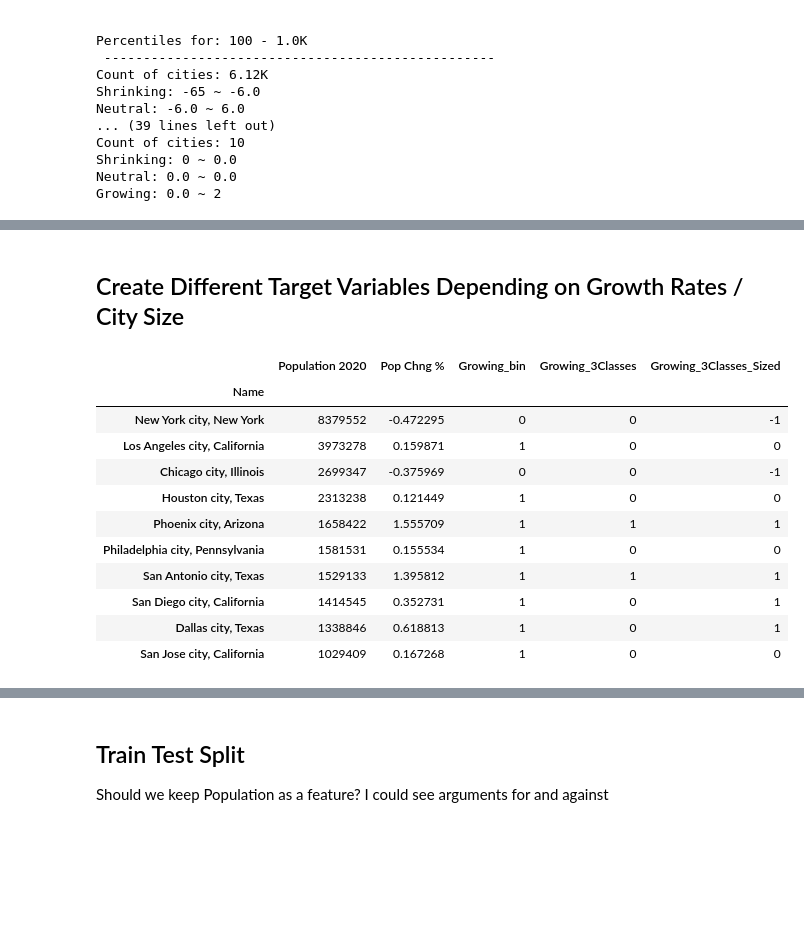
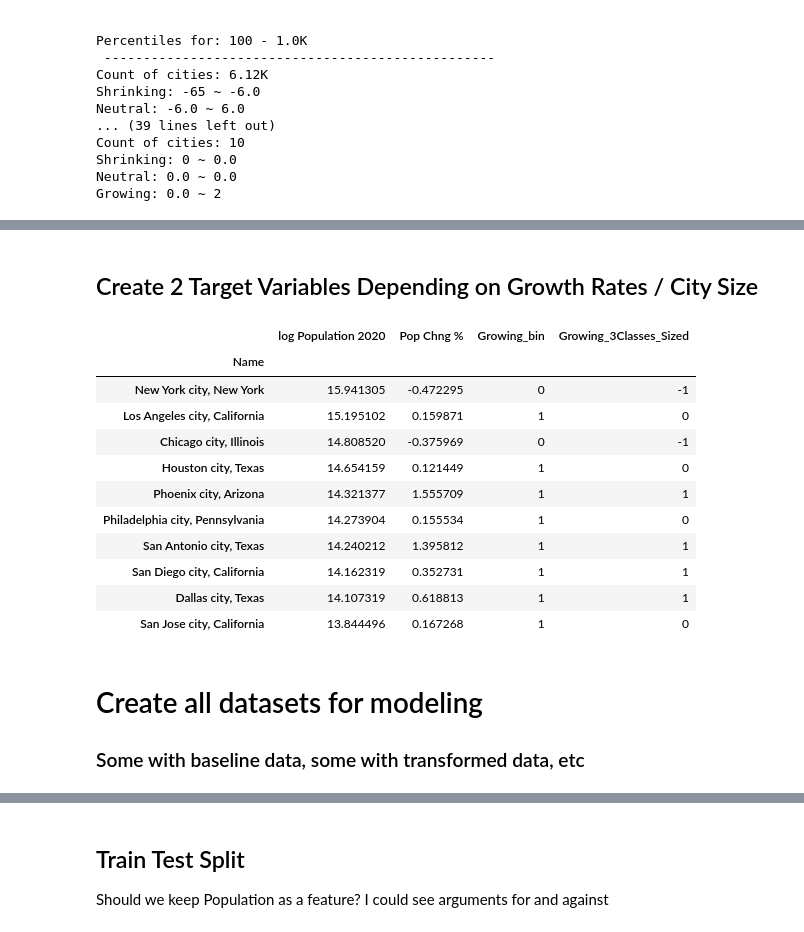
Before and after one commit to colton-lapp/DemographicChange, a Jupyter notebook: Q1_Classification-FINAL.ipynb, the cells around one changed output, grey strips where cells are left out. Drawn from its saved outputs; the diff is of its cells as text; code cells hidden in the pictures; blank space fills up the shorter version.

Commit message:
Feat(q1): added lots of features, put datasets in dict, model via looping

```diff
--- a/Q1_Classification-FINAL.ipynb
+++ b/Q1_Classification-FINAL.ipynb
@@ -279,0 +288,21 @@ for i in range(0, n_vars):
+# %%
+cols_original = df.columns.values
+cols_new = list(cols_original)
+vars_not_to_log  = ['Renter Household', 'Race: White Alone', "Hispanic or Latino",
+                    'Population Age 25 or Older: Bachelor`s Degree','Pop 5-17 Speak only English at Home',
+                    'Population Age 15 or Older Never Married', 'Pop Chng %',
+                    'Females 20-64 w Own Children 0-17', 'Workers Age 16 or more', 'Workers 16 or more who Drove Alone to Work', 'City_Size']
+
+
+df_logged = df.copy()
+
+for col in df_logged.columns:
+    if col not in vars_not_to_log:
+        log_name = "log " + col
+        df_logged[log_name] =  np.log(df_logged[col] + .1)
+        df_logged = df_logged.drop(col, axis=1)
+
+        ii = cols_new.index(col)
+        cols_new =cols_new[:ii]+ ["log " + col]+ cols_new[ii+1:]
+
+df_logged = df_logged[cols_new]
@@ -280,61 +329,59 @@ for i in range(0, n_vars):
 # %% [markdown]
-## Create Different Target Variables Depending on Growth Rates / City Size
+## Create 2 Target Variables Depending on Growth Rates / City Size
 # %%
 # define a function to apply to the 'population' column
 def growth_function_binary(row):
     if row['Pop Chng %'] > 0:
         return 1
     else:
         return 0
 
-def growth_function_3classes(row):
-    if row['Pop Chng %'] > .75:
-        return 1
-    elif row['Pop Chng %'] < -.75:
-        return -1
-    else:
-        return 0
-
 #Different growth rates for cities with more than 10K people and cities with 100K people
 def growth_function_3classes_sized(row):
-    if row['Population 2020'] > 100000:
+    if row['Population 2020'] > 50000:
         if row['Pop Chng %'] > .25:
             return 1
         elif row['Pop Chng %'] < -.25:
             return -1
         else:
             return 0
-    elif row['Population 2020'] > 10000:
-        if row['Pop Chng %'] > 1:
+    elif row['Population 2020'] > 5000:
+        if row['Pop Chng %'] > .75:
             return 1
-        elif row['Pop Chng %'] < -1:
+        elif row['Pop Chng %'] < -.75:
             return -1
         else:
             return 0
     elif row['Population 2020'] <= 10000:
         if row['Pop Chng %'] > 3:
             return 1
         elif row['Pop Chng %'] < -3:
             return -1
         else:
             return 0
 
 # create new 'growth' column using the apply function
 df['Growing_bin'] = df.apply(lambda row: growth_function_binary(row), axis=1)
-df['Growing_3Classes'] = df.apply(lambda row: growth_function_3classes(row), axis=1)
 df['Growing_3Classes_Sized'] = df.apply(lambda row: growth_function_3classes_sized(row), axis=1)
 
-df[['Population 2020', 'Pop Chng %', 'Growing_bin', 'Growing_3Classes', 'Growing_3Classes_Sized']].head(10)
+df_logged['Growing_bin'] = df.apply(lambda row: growth_function_binary(row), axis=1)
+df_logged['Growing_3Classes_Sized'] = df.apply(lambda row: growth_function_3classes_sized(row), axis=1)
+
+df_logged[['log Population 2020', 'Pop Chng %', 'Growing_bin', 'Growing_3Classes_Sized']].head(10)
 # %% [output]
-|  | Population 2020 | Pop Chng % | Growing_bin | Growing_3Classes | Growing_3Classes_Sized |
-| Name |  |  |  |  |  |
-| New York city, New York | 8379552 | -0.472295 | 0 | 0 | -1 |
-| Los Angeles city, California | 3973278 | 0.159871 | 1 | 0 | 0 |
-| Chicago city, Illinois | 2699347 | -0.375969 | 0 | 0 | -1 |
-| Houston city, Texas | 2313238 | 0.121449 | 1 | 0 | 0 |
-| Phoenix city, Arizona | 1658422 | 1.555709 | 1 | 1 | 1 |
-| Philadelphia city, Pennsylvania | 1581531 | 0.155534 | 1 | 0 | 0 |
-| San Antonio city, Texas | 1529133 | 1.395812 | 1 | 1 | 1 |
-| San Diego city, California | 1414545 | 0.352731 | 1 | 0 | 1 |
-| Dallas city, Texas | 1338846 | 0.618813 | 1 | 0 | 1 |
-| San Jose city, California | 1029409 | 0.167268 | 1 | 0 | 0 |
+|  | log Population 2020 | Pop Chng % | Growing_bin | Growing_3Classes_Sized |
+| Name |  |  |  |  |
+| New York city, New York | 15.941305 | -0.472295 | 0 | -1 |
+| Los Angeles city, California | 15.195102 | 0.159871 | 1 | 0 |
+| Chicago city, Illinois | 14.808520 | -0.375969 | 0 | -1 |
+| Houston city, Texas | 14.654159 | 0.121449 | 1 | 0 |
+| Phoenix city, Arizona | 14.321377 | 1.555709 | 1 | 1 |
+| Philadelphia city, Pennsylvania | 14.273904 | 0.155534 | 1 | 0 |
+| San Antonio city, Texas | 14.240212 | 1.395812 | 1 | 1 |
+| San Diego city, California | 14.162319 | 0.352731 | 1 | 1 |
+| Dallas city, Texas | 14.107319 | 0.618813 | 1 | 1 |
+| San Jose city, California | 13.844496 | 0.167268 | 1 | 0 |
+# %% [markdown]
+# Create all datasets for modeling
+
+### Some with baseline data, some with transformed data, etc
```
Also changed, not shown: parts of 15 cells of this notebook.
